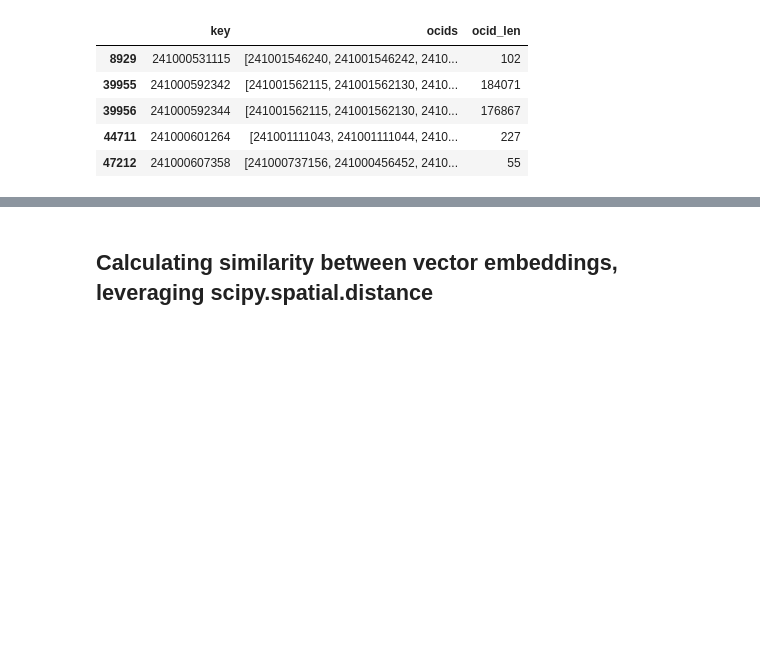
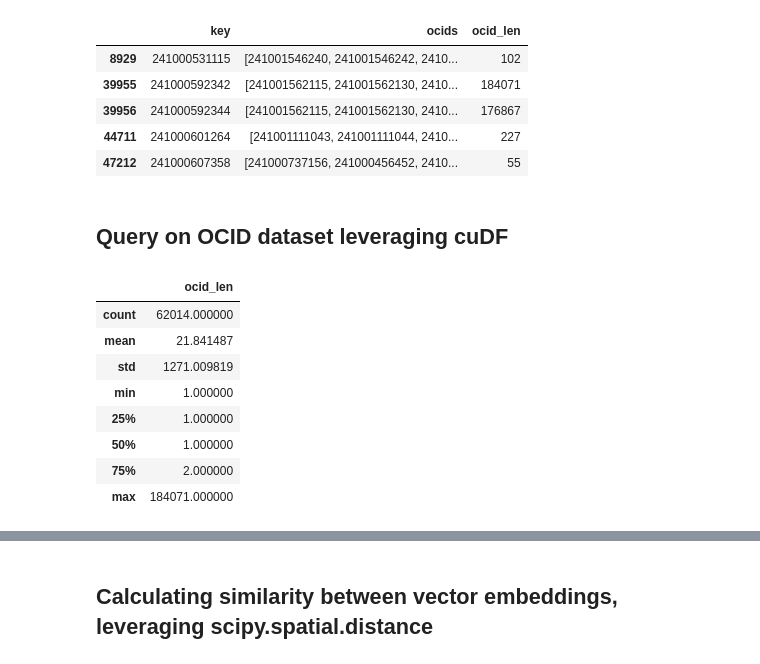
Before and after one commit to TIAGOOOLIVEIRA/vector-search-tree-path-embedded-ANN-algorithms-DB-plugins, a Jupyter notebook: vector-search-tree-path-embedded-ANN-algorithms-DB-plugins.ipynb, the cells around one changed output, grey strips where cells are left out. Cells and saved outputs as stored; diff of their text form; code cells hidden in the pictures; blank space fills up the shorter version.

```diff
--- a/vector-search-tree-path-embedded-ANN-algorithms-DB-plugins.ipynb
+++ b/vector-search-tree-path-embedded-ANN-algorithms-DB-plugins.ipynb
@@ -469,11 +537,10 @@ import pandas as pd
 from collections import OrderedDict
 import json
 
+json_ocid = 'data/data_tree.json'
+parquet_ocid = 'data/df_ocid_path-size.parquet.gzip'
+
 with open('data/data_tree.json','r') as f:
     jdata = json.loads(f.read())
-# Flatten data
-df_nested_list = pd.json_normalize(jdata).transpose()
-df_nested_list.reset_index(inplace=True)
-df_nested_list.columns = ['key','ocids']
 
-df_nested_list
+#jdata
@@ -519,3 +609,5 @@ df_nested_list[df_nested_list['key'] .isin(['241000592342','241000592344','24100
 | 39956 | 241000592344 | [241001562115, 241001562130, 2410... | 176867 |
 | 44711 | 241000601264 | [241001111043, 241001111044, 2410... | 227 |
 | 47212 | 241000607358 | [241000737156, 241000456452, 2410... | 55 |
+# %% [markdown]
+## Query on OCID dataset leveraging cuDF
@@ -521,0 +616,14 @@ df_nested_list[df_nested_list['key'] .isin(['241000592342','241000592344','24100
+# %%
+cuddf_ocid = cudf.read_parquet(parquet_ocid)
+# %%
+cuddf_ocid.describe()
+# %% [output]
+|  | ocid_len |
+| count | 62014.000000 |
+| mean | 21.841487 |
+| std | 1271.009819 |
+| min | 1.000000 |
+| 25% | 1.000000 |
+| 50% | 1.000000 |
+| 75% | 2.000000 |
+| max | 184071.000000 |
```
Also changed, not shown: parts of 29 cells of this notebook, 4 other files.
